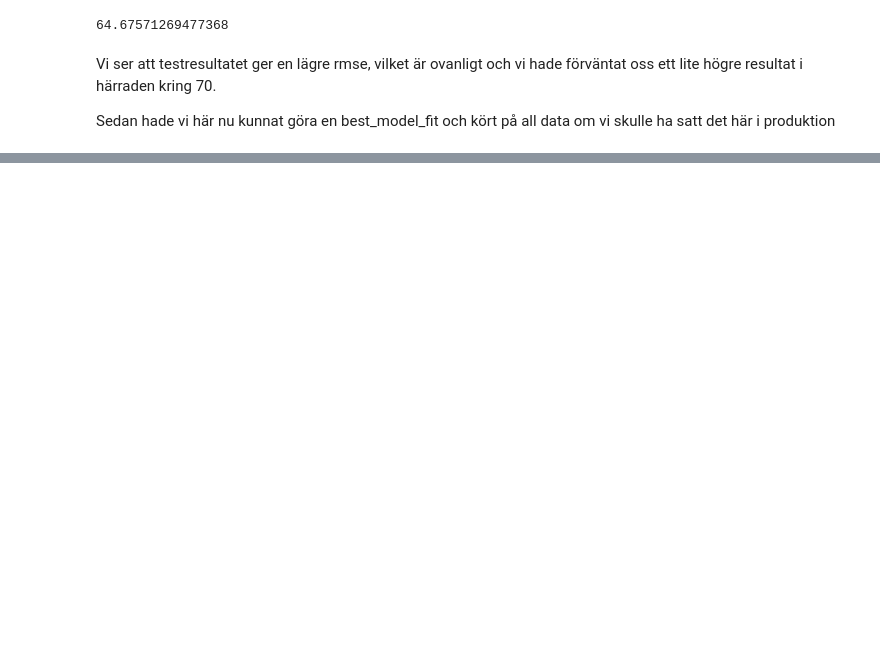
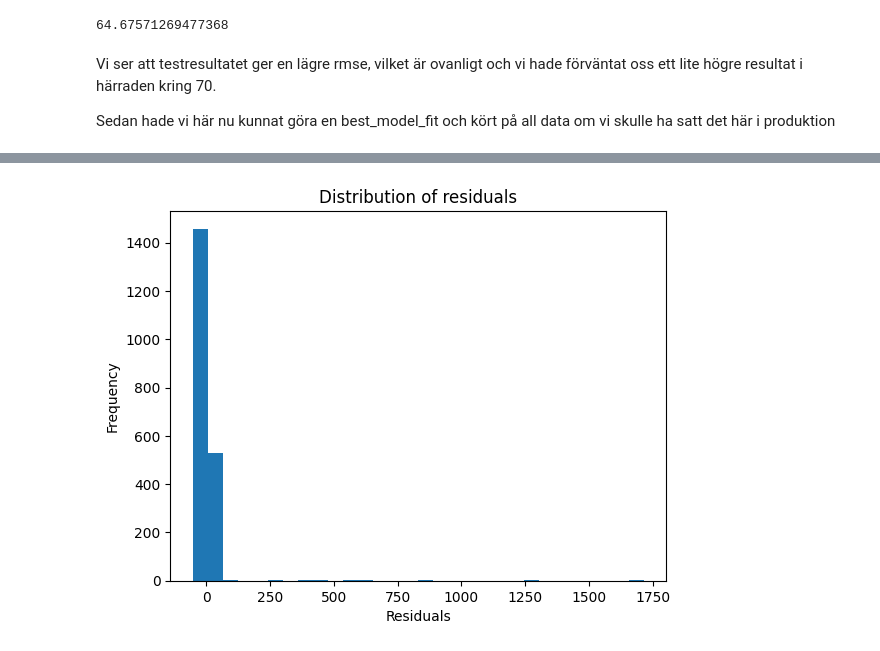
Before and after one commit to LinusMrad/ML-kunskapskontroll-1, a Jupyter notebook: Kunskapskontroll.ipynb, the cells around one changed output, grey strips where cells are left out. Drawn from its saved outputs; the diff is of its cells as text; code cells hidden in the pictures; blank space fills up the shorter version.

```diff
--- a/Kunskapskontroll.ipynb
+++ b/Kunskapskontroll.ipynb
@@ -508,0 +532,8 @@ Vad ska vi presentera för data - Göra en sammanställning av datan, någon vis
+# %%
+plt.hist(residuals, bins=30)
+plt.xlabel("Residuals")
+plt.ylabel("Frequency")
+plt.title("Distribution of residuals")
+plt.show()
+# %% [output]
+[figure, added]
```
Also changed, not shown: parts of 8 cells of this notebook.
